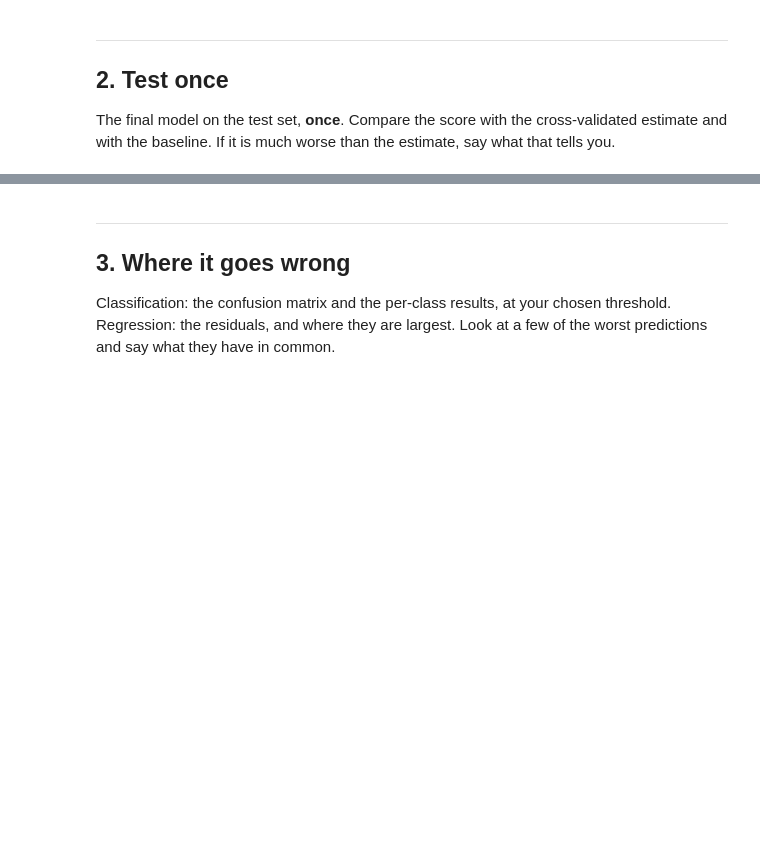
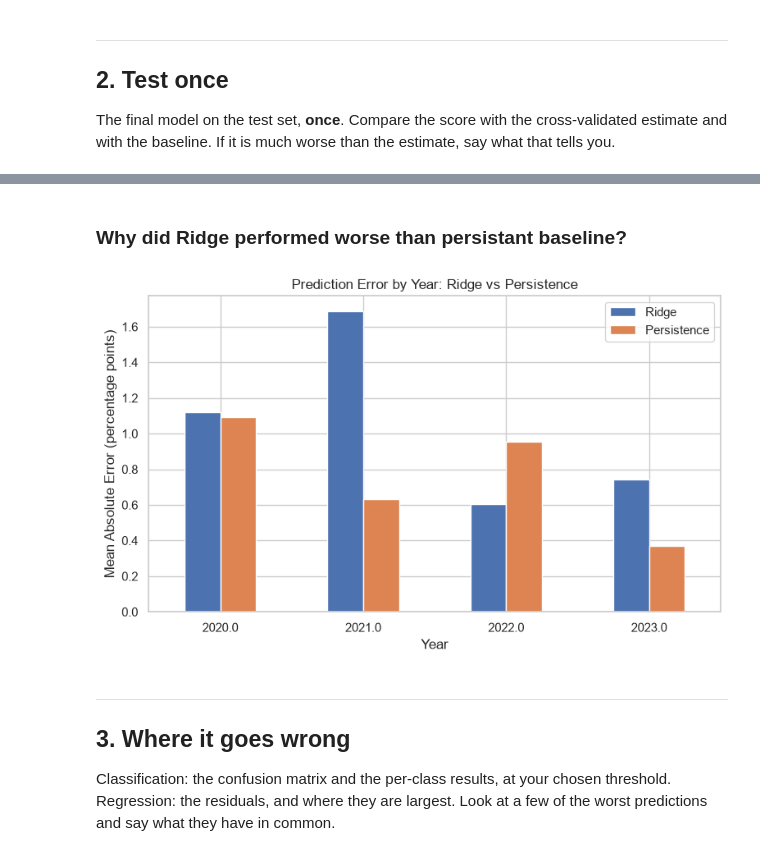
Before and after one commit to rekha-cyber/ML_project, a Jupyter notebook: notebooks/03_evaluation_and_interpretation.ipynb, the cells around one changed output, grey strips where cells are left out. Cells and saved outputs as stored; diff of their text form; code cells hidden in the pictures; blank space fills up the shorter version.

```diff
--- a/notebooks/03_evaluation_and_interpretation.ipynb
+++ b/notebooks/03_evaluation_and_interpretation.ipynb
@@ -48,3 +217,42 @@ The final model on the test set, **once**. Compare the score with the cross-vali
+# %% [markdown]
+### Why did Ridge performed worse than persistant baseline?
+# %%
+results = test[
+    ["country", "year", "target_year"]
+].copy()
+
+results["actual"] = y_test.to_numpy()
+results["ridge_pred"] = y_pred
+results["persistence_pred"] = X_test["unemployment"].to_numpy()
+
+results["ridge_error"] = (
+    results["actual"] - results["ridge_pred"]
+).abs()
+
+results["persistence_error"] = (
+    results["actual"] - results["persistence_pred"]
+).abs()
+
+yearly_mae = (
+    results.groupby("target_year")[
+        ["ridge_error", "persistence_error"]
+    ]
+    .mean()
+)
+
+yearly_mae.plot(
+    kind="bar",
+    figsize=(9, 5)
+)
+
+plt.title("Prediction Error by Year: Ridge vs Persistence")
+plt.xlabel("Year")
+plt.ylabel("Mean Absolute Error (percentage points)")
+plt.xticks(rotation=0)
+plt.legend(["Ridge", "Persistence"])
+plt.show()
+# %% [output]
+[figure, added]
 # %% [markdown]
 ---
 ## 3. Where it goes wrong
```
Also changed, not shown: parts of 38 cells of this notebook, 1 other file.
